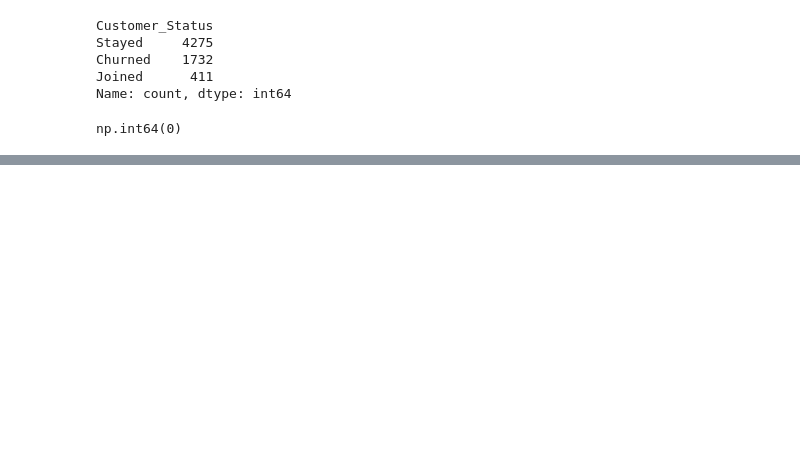
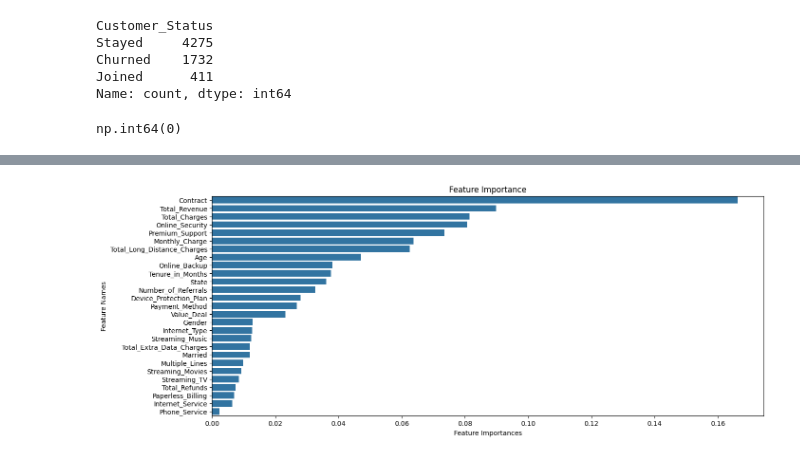
Before and after one commit to Vish-2101/datathon-25-error-404, a Jupyter notebook: customer_churn_prediction.ipynb, the cells around one changed output, grey strips where cells are left out. Drawn from its saved outputs; the diff is of its cells as text; code cells hidden in the pictures; blank space fills up the shorter version.

```diff
--- a/customer_churn_prediction.ipynb
+++ b/customer_churn_prediction.ipynb
@@ -109,0 +141,10 @@ y = df['Customer_Status']
+# %%
+X_cleaned = X[~y.isna()]
+y_cleaned = y.dropna()
+
+# Reset index to avoid issues
+X_cleaned = X_cleaned.reset_index(drop=True)
+y_cleaned = y_cleaned.reset_index(drop=True)
+
+# Confirm they have the same length
+print(len(X_cleaned), len(y_cleaned))  # These must be equal
@@ -136,0 +225,13 @@ ValueError: Input y contains NaN.
+# %%
+import seaborn as sns
+importanced =  rf_model.feature_importances_
+indices = np.argsort(importanced)[::-1]
+
+plt.figure(figsize=(15,6))
+sns.barplot(x=importanced[indices], y=X.columns[indices])
+plt.title("Feature Importance")
+plt.xlabel('Feature Importances')
+plt.ylabel('Feature Names')
+plt.show()
+# %% [output]
+[figure, added]
```
Also changed, not shown: parts of 23 cells of this notebook.
